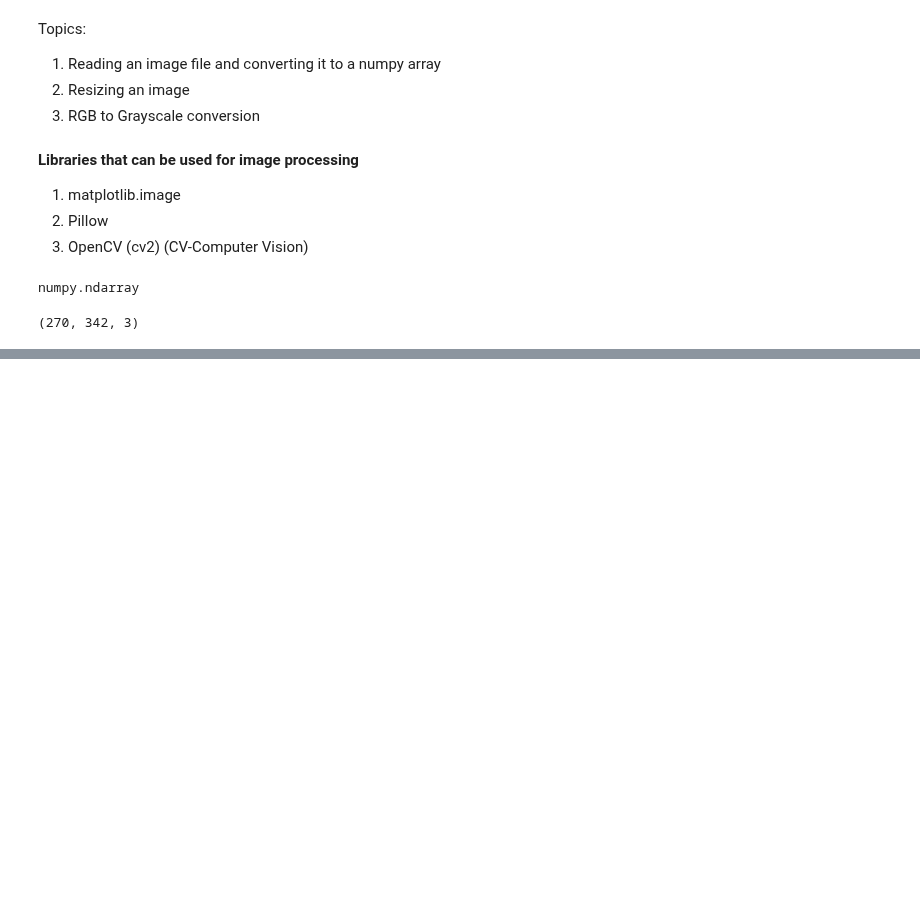
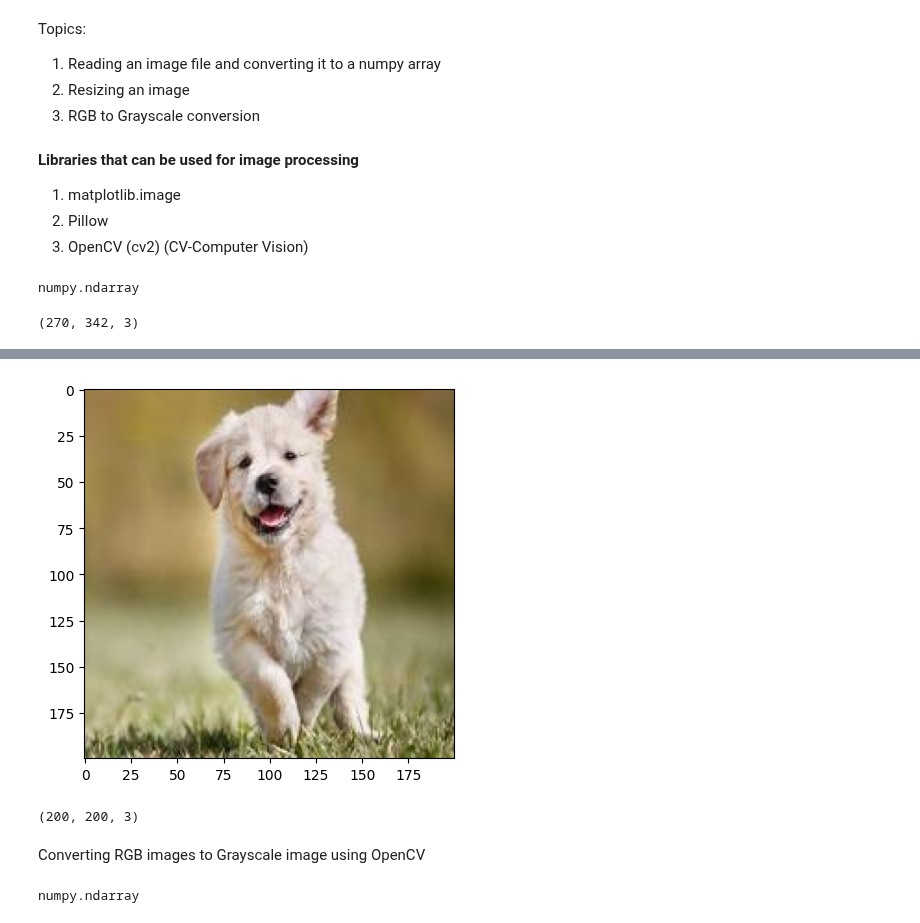
Before and after one commit to GENTLEW1ND/Python, a Jupyter notebook: Processing_image_data_for_Deep_Learning.ipynb, the cells around one changed output, grey strips where cells are left out. Cells and saved outputs as stored; diff of their text form; code cells hidden in the pictures; blank space fills up the shorter version.

```diff
--- a/Processing_image_data_for_Deep_Learning.ipynb
+++ b/Processing_image_data_for_Deep_Learning.ipynb
@@ -29,0 +65,12 @@ print(img.shape)
+# %%
+img_res = mpimg.imread('/content/dog_image_resized.jpg')
+img_resized_plot = plt.imshow(img_res)
+plt.show()
+# %% [output]
+[figure, added]
+# %%
+print(img_res.shape)
+# %% [output]
+(200, 200, 3)
+# %% [markdown]
+Converting RGB images to Grayscale image using OpenCV
@@ -29,0 +82,4 @@ print(img.shape)
+# %%
+type(img)
+# %% [output]
+numpy.ndarray
```
Also changed, not shown: parts of 16 cells of this notebook.
